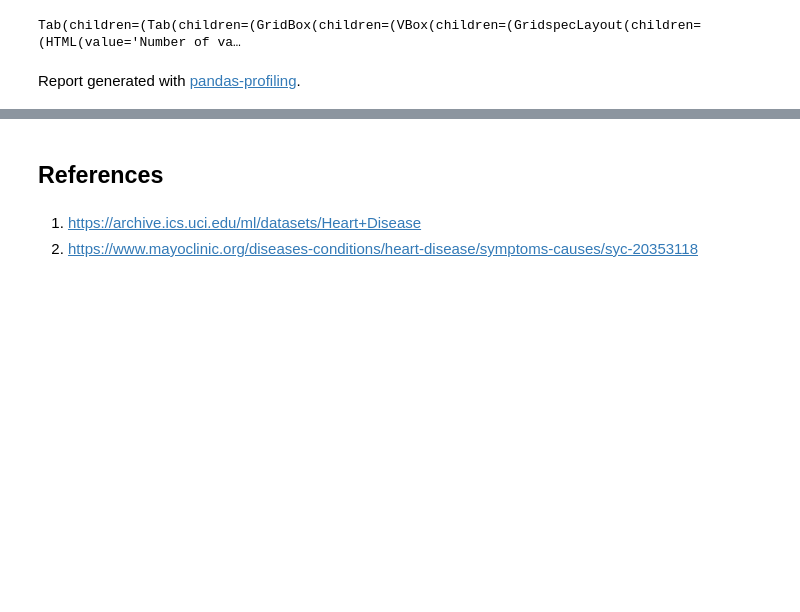
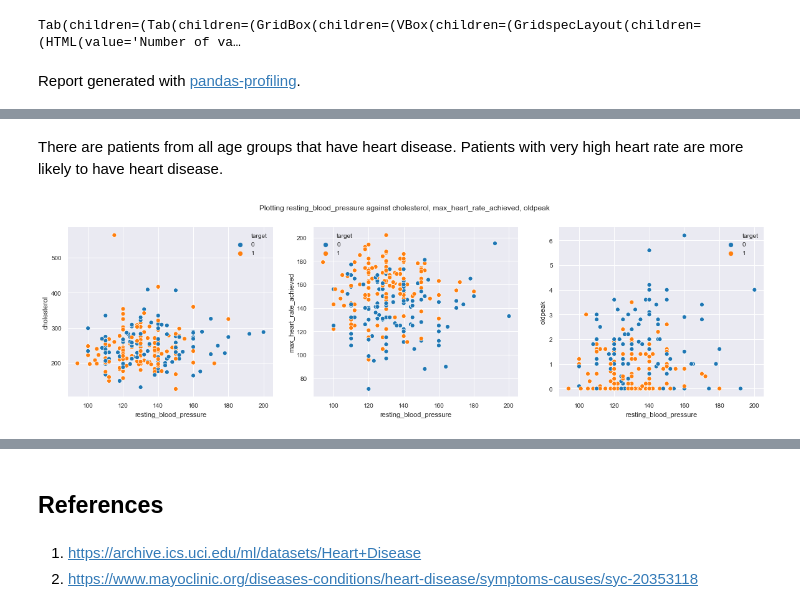
Before and after one commit to bajracharya-kshitij/heart_disease, a Jupyter notebook: Heart Disease.ipynb, the cells around one changed output, grey strips where cells are left out. Drawn from its saved outputs; the diff is of its cells as text; code cells hidden in the pictures; blank space fills up the shorter version.

```diff
--- a/Heart Disease.ipynb
+++ b/Heart Disease.ipynb
@@ -119,0 +213,6 @@ Report generated with pandas-profiling.
+# %% [markdown]
+There are patients from all age groups that have heart disease. Patients with very high heart rate are more likely to have heart disease.
+# %%
+scatter_plot(train_df, 1, 3, (20,5), 'resting_blood_pressure', ['cholesterol', 'max_heart_rate_achieved', 'oldpeak'], 'target')
+# %% [output]
+[figure, added]
```
Also changed, not shown: parts of 26 cells of this notebook.
